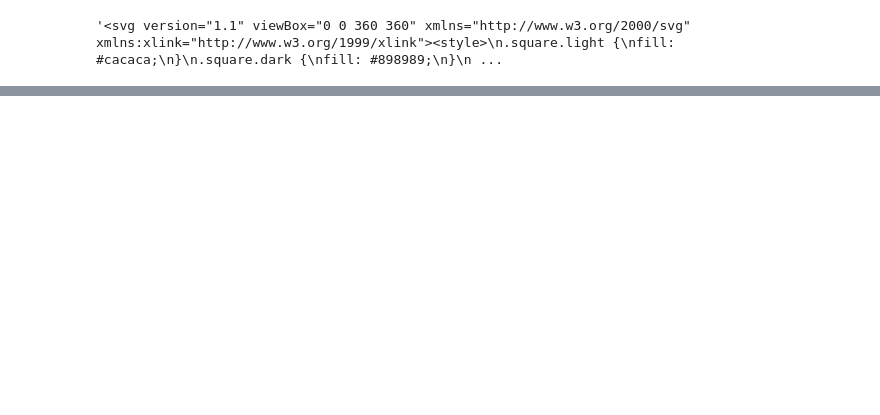
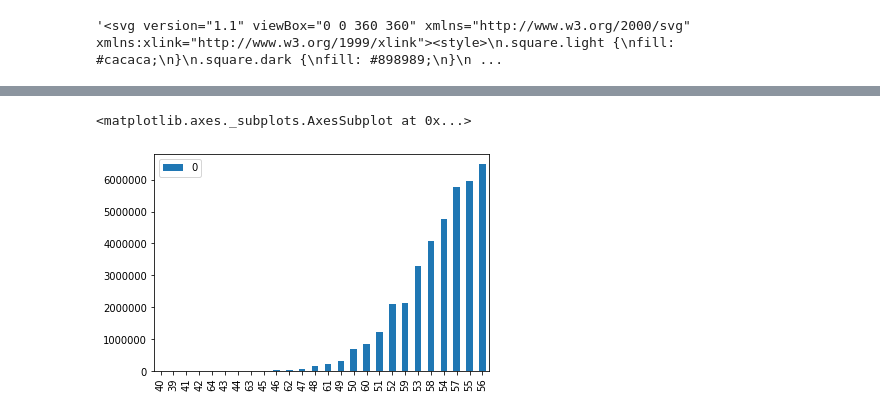
Before and after one commit to acherm/progpuzzles, a Jupyter notebook: ChessPuzzle.ipynb, the cells around one changed output, grey strips where cells are left out. Saved outputs shown, nothing was run; the diff lists cells and outputs as text; code cells hidden in the pictures; blank space fills up the shorter version.

```diff
--- a/ChessPuzzle.ipynb
+++ b/ChessPuzzle.ipynb
@@ -177,0 +241,15 @@ assert(len(squares_covered_bybishop(56)) == len(squares_covered_bybishop(7)))
+# %%
+import chess
+import chess.svg
+
+
+# my own implementation (see above)
+def nbcases_covered(cmb):
+    squares = []
+    for q in range(0, 4):
+        squares = squares + squares_covered_byqueen(cmb[q], cmb) # TODO
+    bishop_case = cmb[4]
+    squares = squares + squares_covered_bybishop(bishop_case, cmb) # TODO
+    for q in range(0, 5):
+        squares.append(cmb[q])
+    return len(set(squares))
@@ -376,0 +423,7 @@ for k in sorted(recorded_solutions_percases):
+# %%
+import pandas as pd
+
+pd.DataFrame(recorded_solutions).transpose().sort_values(by=0).plot(kind='bar')
+# %% [output]
+<matplotlib.axes._subplots.AxesSubplot at 0x...>
+[figure, added]
```
Also changed, not shown: parts of 10 cells of this notebook, 28 other files.
